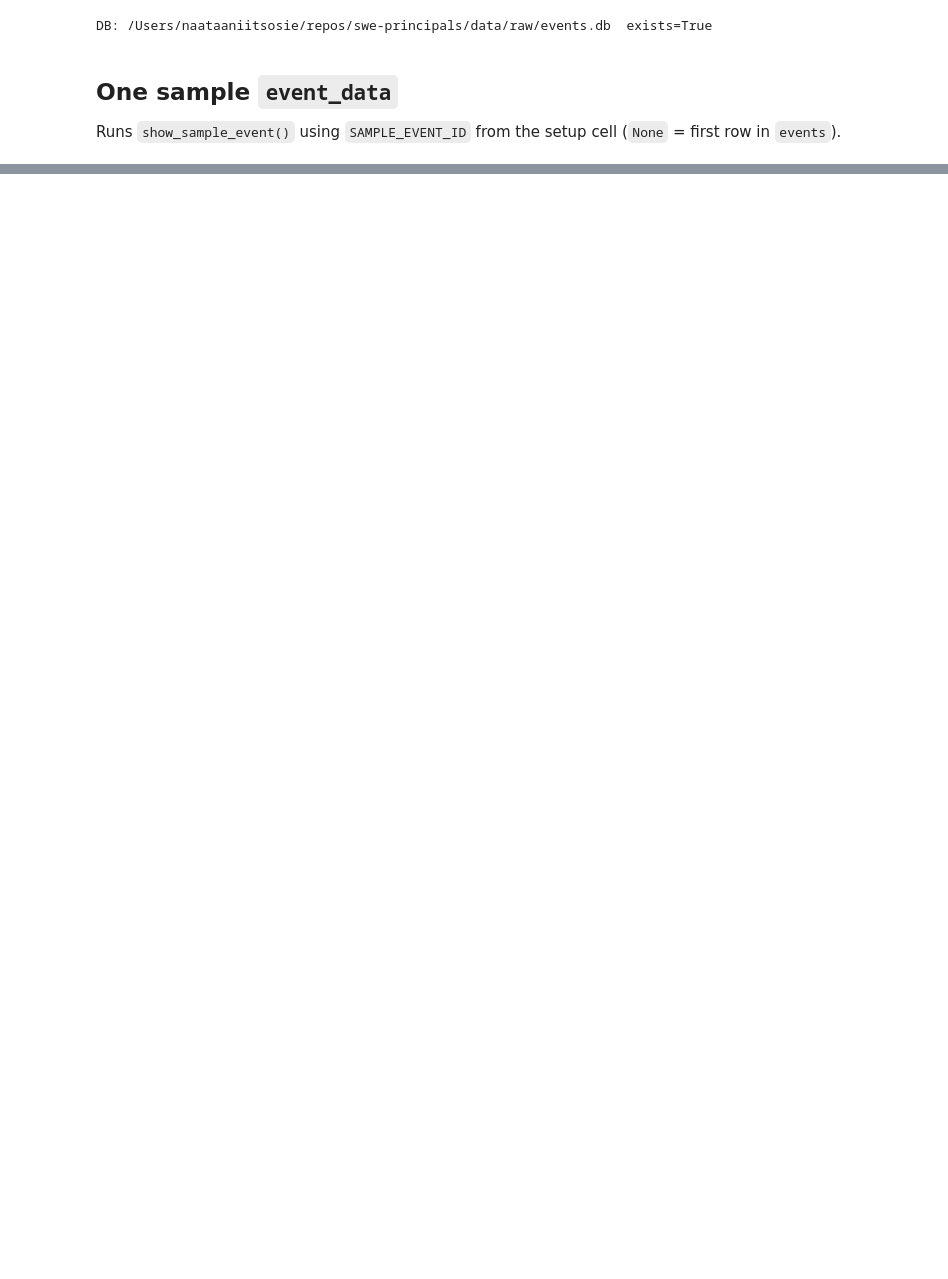
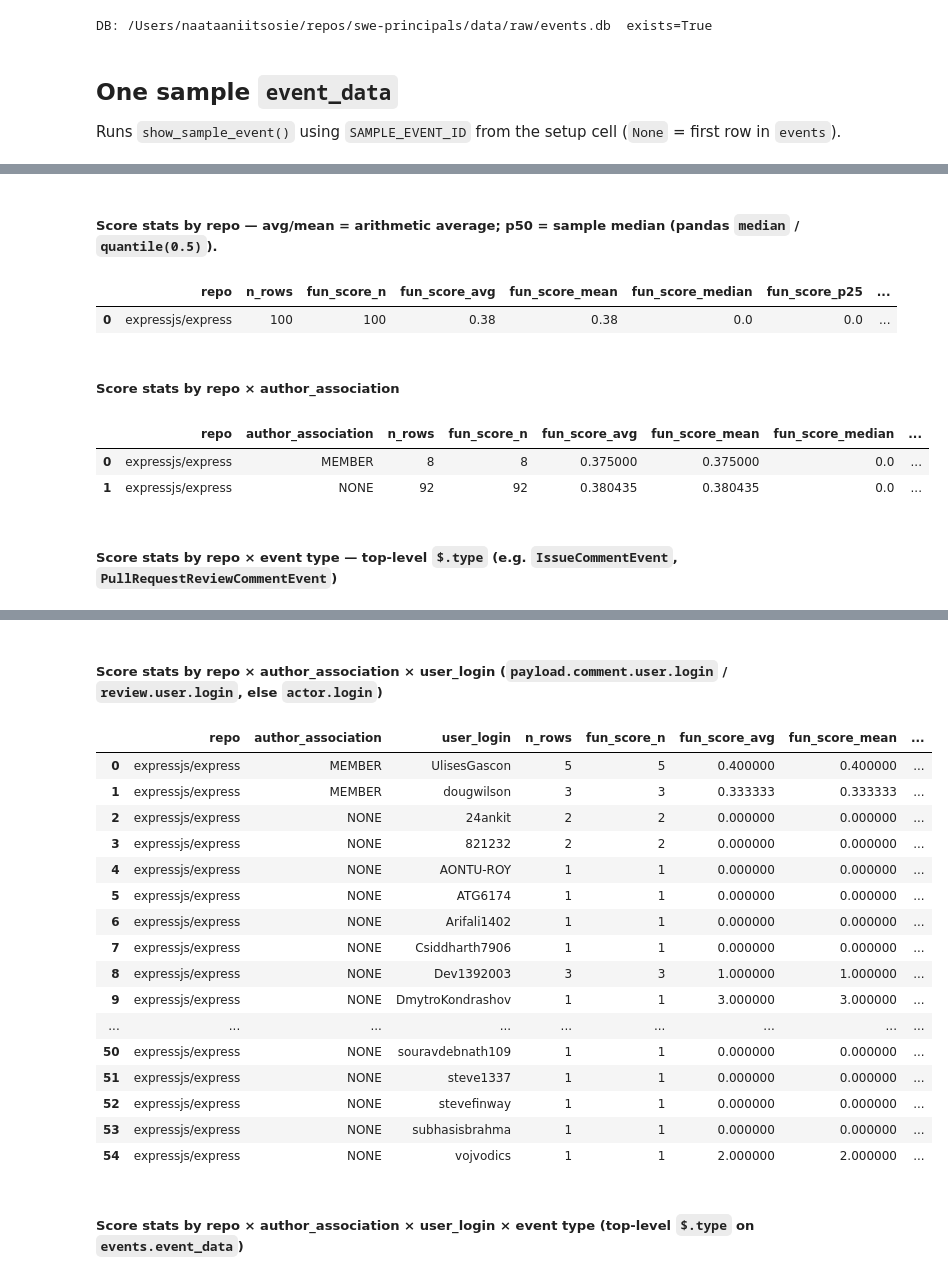
Before and after one commit to naataaniitsosie/swe-principals, a Jupyter notebook: notebooks/sql_queries.ipynb, the cells around one changed output, grey strips where cells are left out. Cells and saved outputs as stored; diff of their text form; code cells hidden in the pictures; blank space fills up the shorter version.

```diff
--- a/notebooks/sql_queries.ipynb
+++ b/notebooks/sql_queries.ipynb
@@ -371,0 +738,18 @@ peek_table("scores")
+# %%
+# Uncomment only **one** `show_score_stats(...)`: `both` = repo + repo_aa; `repo_type` = repo × $.type; `repo_aa_user_type` = 4-way; `all` runs repo, repo_aa, repo_type, repo_aa_user, repo_aa_user_type.
+# show_score_stats()
+# show_score_stats("repo")
+# show_score_stats("repo_aa")  # aa = author_association
+# show_score_stats("repo_aa_user")
+# show_score_stats("repo_type")  # repo × event $.type
+# show_score_stats("repo_aa_user_type")  # repo × aa × user_login × $.type
+show_score_stats("all")
+# %% [output]
+##### Score stats by **repo** — avg/mean = arithmetic average; p50 = sample median (pandas ``median`` / ``quantile(0.5)``).
+|  | repo | n_rows | fun_score_n | fun_score_avg | fun_score_mean | fun_score_median | fun_score_p25 | ... |
+| 0 | expressjs/express | 100 | 100 | 0.38 | 0.38 | 0.0 | 0.0 | ... |
+##### Score stats by **repo × author_association**
+|  | repo | author_association | n_rows | fun_score_n | fun_score_avg | fun_score_mean | fun_score_median | ... |
+| 0 | expressjs/express | MEMBER | 8 | 8 | 0.375000 | 0.375000 | 0.0 | ... |
+| 1 | expressjs/express | NONE | 92 | 92 | 0.380435 | 0.380435 | 0.0 | ... |
+##### Score stats by **repo × event type** — top-level ``$.type`` (e.g. ``IssueCommentEvent``, ``PullRequestReviewCommentEvent``)
@@ -371,0 +761,19 @@ peek_table("scores")
+##### Score stats by **repo × author_association × user_login** (``payload.comment.user.login`` / ``review.user.login``, else ``actor.login``)
+|  | repo | author_association | user_login | n_rows | fun_score_n | fun_score_avg | fun_score_mean | ... |
+| 0 | expressjs/express | MEMBER | UlisesGascon | 5 | 5 | 0.400000 | 0.400000 | ... |
+| 1 | expressjs/express | MEMBER | dougwilson | 3 | 3 | 0.333333 | 0.333333 | ... |
+| 2 | expressjs/express | NONE | 24ankit | 2 | 2 | 0.000000 | 0.000000 | ... |
+| 3 | expressjs/express | NONE | 821232 | 2 | 2 | 0.000000 | 0.000000 | ... |
+| 4 | expressjs/express | NONE | AONTU-ROY | 1 | 1 | 0.000000 | 0.000000 | ... |
+| 5 | expressjs/express | NONE | ATG6174 | 1 | 1 | 0.000000 | 0.000000 | ... |
+| 6 | expressjs/express | NONE | Arifali1402 | 1 | 1 | 0.000000 | 0.000000 | ... |
+| 7 | expressjs/express | NONE | Csiddharth7906 | 1 | 1 | 0.000000 | 0.000000 | ... |
+| 8 | expressjs/express | NONE | Dev1392003 | 3 | 3 | 1.000000 | 1.000000 | ... |
+| 9 | expressjs/express | NONE | DmytroKondrashov | 1 | 1 | 3.000000 | 3.000000 | ... |
+| ... | ... | ... | ... | ... | ... | ... | ... | ... |
+| 50 | expressjs/express | NONE | souravdebnath109 | 1 | 1 | 0.000000 | 0.000000 | ... |
+| 51 | expressjs/express | NONE | steve1337 | 1 | 1 | 0.000000 | 0.000000 | ... |
+| 52 | expressjs/express | NONE | stevefinway | 1 | 1 | 0.000000 | 0.000000 | ... |
+| 53 | expressjs/express | NONE | subhasisbrahma | 1 | 1 | 0.000000 | 0.000000 | ... |
+| 54 | expressjs/express | NONE | vojvodics | 1 | 1 | 2.000000 | 2.000000 | ... |
+##### Score stats by **repo × author_association × user_login × event type** (top-level ``$.type`` on ``events.event_data``)
```
Also changed, not shown: parts of 17 cells of this notebook, 2 other files.
